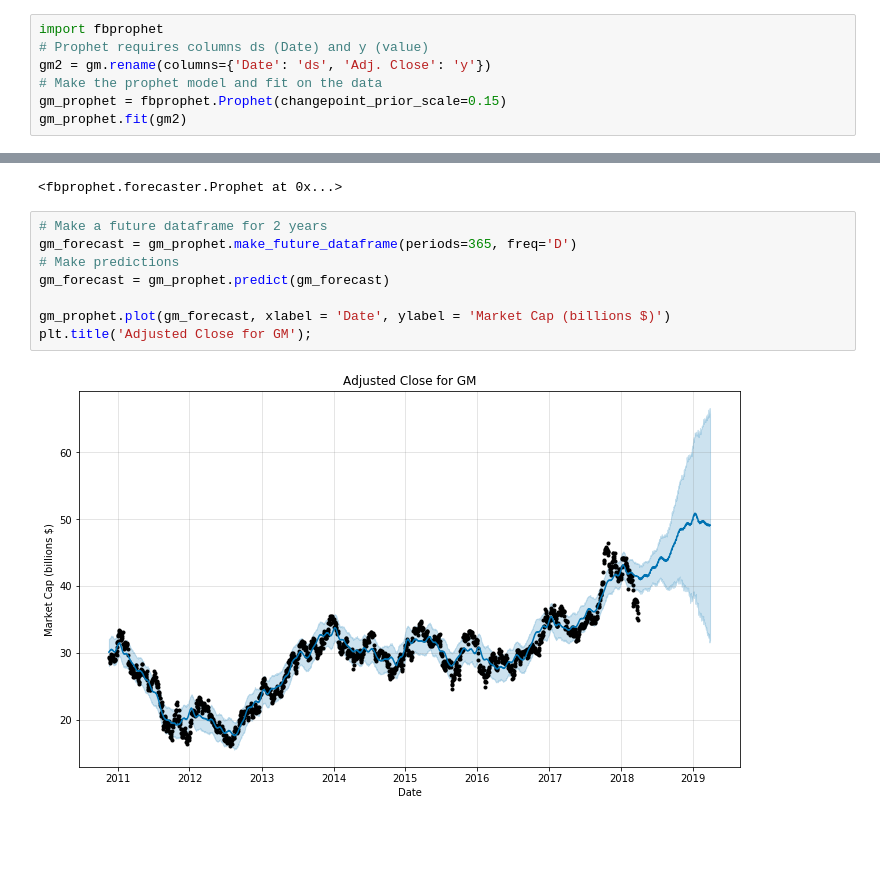
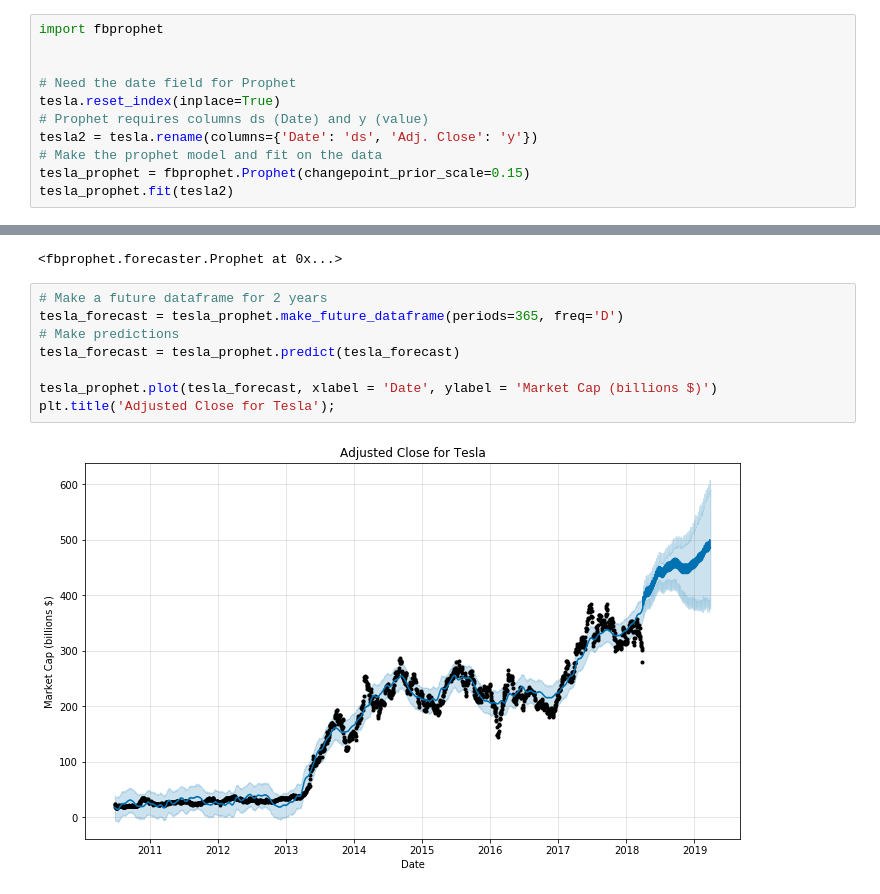
Before and after one commit to mkm29/DataScience, a Jupyter notebook: thinkful/unit/6/1/6.1.6 Challenge - Time Series Modelling.ipynb, the cells around one changed output, grey strips where cells are left out. Drawn from its saved outputs; the diff is of its cells as text; blank space fills up the shorter version.

```diff
--- a/thinkful/unit/6/1/6.1.6 Challenge - Time Series Modelling.ipynb
+++ b/thinkful/unit/6/1/6.1.6 Challenge - Time Series Modelling.ipynb
@@ -194,22 +142,26 @@ tesla.reset_index(inplace=True)
 # %%
 import fbprophet
+
+
+# Need the date field for Prophet
+tesla.reset_index(inplace=True)
 # Prophet requires columns ds (Date) and y (value)
-gm2 = gm.rename(columns={'Date': 'ds', 'Adj. Close': 'y'})
+tesla2 = tesla.rename(columns={'Date': 'ds', 'Adj. Close': 'y'})
 # Make the prophet model and fit on the data
-gm_prophet = fbprophet.Prophet(changepoint_prior_scale=0.15)
-gm_prophet.fit(gm2)
+tesla_prophet = fbprophet.Prophet(changepoint_prior_scale=0.15)
+tesla_prophet.fit(tesla2)
 # %% [output]
 INFO:fbprophet:Disabling daily seasonality. Run prophet with daily_seasonality=True to override this.
 <fbprophet.forecaster.Prophet at 0x...>
 # %%
 # Make a future dataframe for 2 years
-gm_forecast = gm_prophet.make_future_dataframe(periods=365, freq='D')
+tesla_forecast = tesla_prophet.make_future_dataframe(periods=365, freq='D')
 # Make predictions
-gm_forecast = gm_prophet.predict(gm_forecast)
+tesla_forecast = tesla_prophet.predict(tesla_forecast)
 
-gm_prophet.plot(gm_forecast, xlabel = 'Date', ylabel = 'Market Cap (billions $)')
-plt.title('Adjusted Close for GM');
+tesla_prophet.plot(tesla_forecast, xlabel = 'Date', ylabel = 'Market Cap (billions $)')
+plt.title('Adjusted Close for Tesla');
 # %% [output]
-[figure, old version]
+[figure, new version]
 # %%
 # Plot the trends and patterns
```
Also changed, not shown: parts of 20 cells of this notebook.
